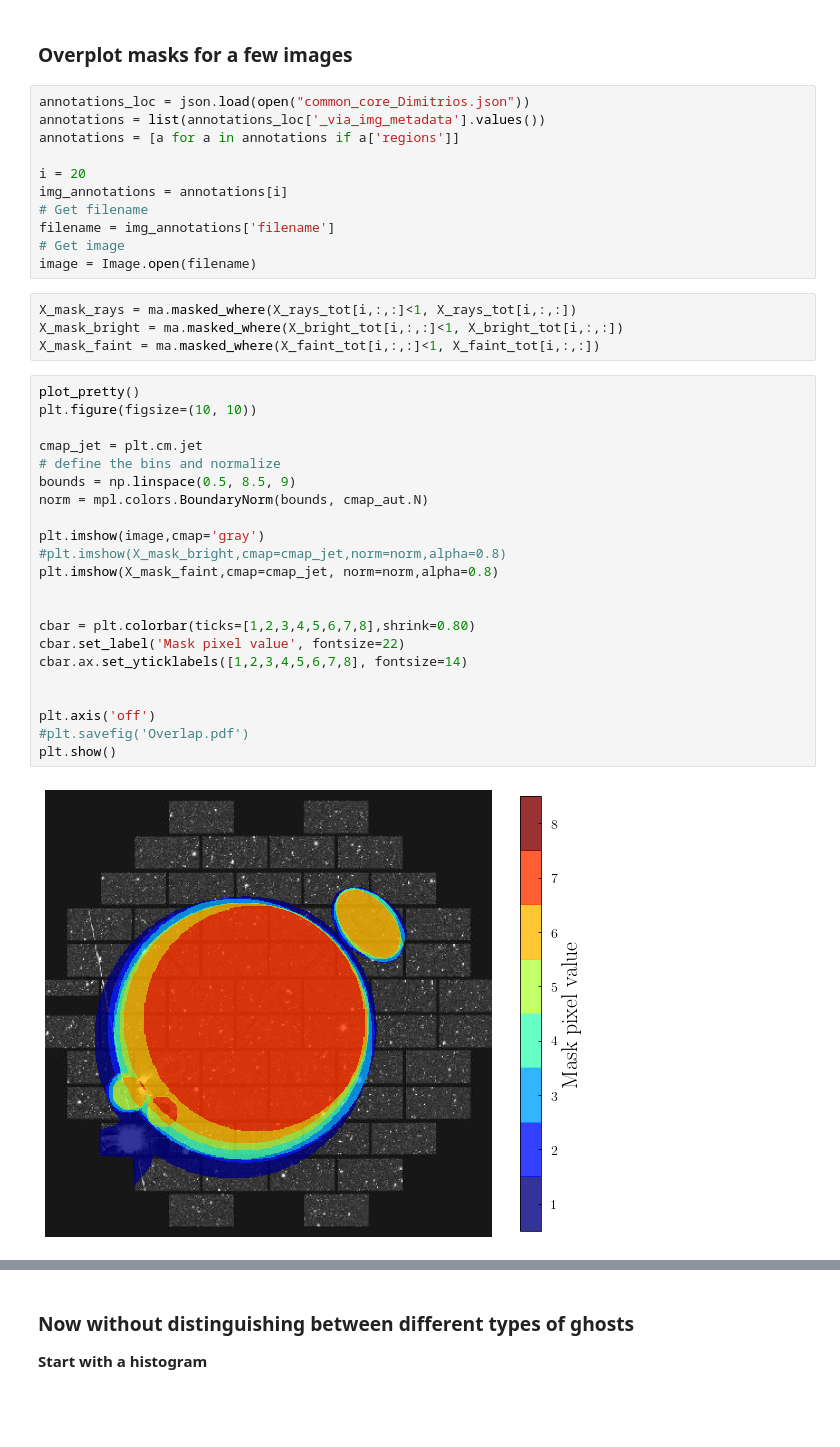
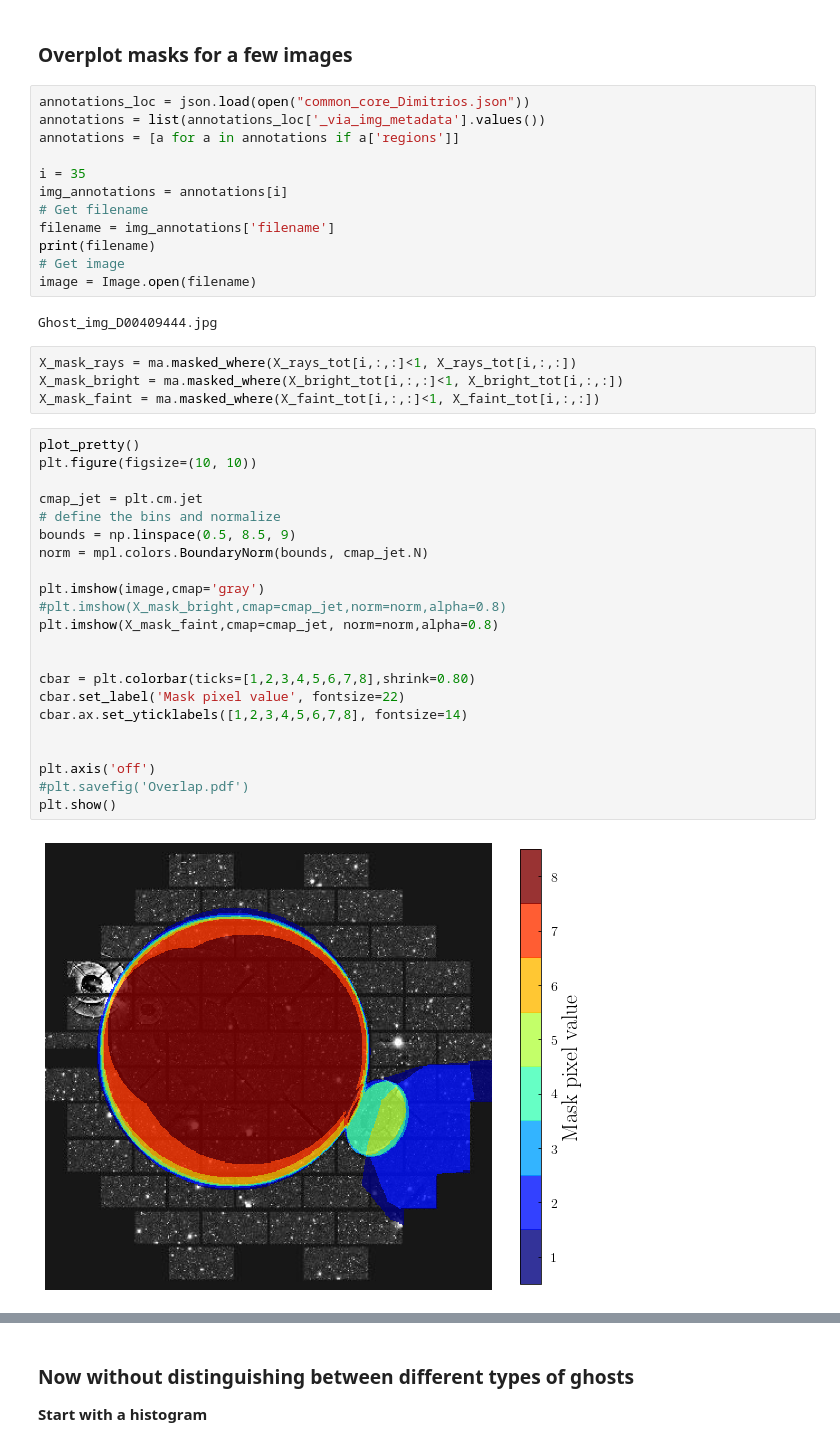
Before and after one commit to dtanoglidis/DeepGhostBusters, a Jupyter notebook: Annotators_Comparison.ipynb, the cells around one changed output, grey strips where cells are left out. Cells and saved outputs as stored; diff of their text form; blank space fills up the shorter version.

```diff
--- a/Annotators_Comparison.ipynb
+++ b/Annotators_Comparison.ipynb
@@ -252,12 +261,15 @@ annotations_loc = json.load(open("common_core_Dimitrios.json"))
 annotations = list(annotations_loc['_via_img_metadata'].values())
 annotations = [a for a in annotations if a['regions']]
 
-i = 20
+i = 35
 img_annotations = annotations[i]
 # Get filename
 filename = img_annotations['filename']
+print(filename)
 # Get image
 image = Image.open(filename)
+# %% [output]
+Ghost_img_D00409444.jpg
 # %%
 X_mask_rays = ma.masked_where(X_rays_tot[i,:,:]<1, X_rays_tot[i,:,:])
 X_mask_bright = ma.masked_where(X_bright_tot[i,:,:]<1, X_bright_tot[i,:,:])
@@ -265,27 +277,27 @@ X_mask_faint = ma.masked_where(X_faint_tot[i,:,:]<1, X_faint_tot[i,:,:])
 # %%
 plot_pretty()
 plt.figure(figsize=(10, 10))
 
 cmap_jet = plt.cm.jet
 # define the bins and normalize
 bounds = np.linspace(0.5, 8.5, 9)
-norm = mpl.colors.BoundaryNorm(bounds, cmap_aut.N)
+norm = mpl.colors.BoundaryNorm(bounds, cmap_jet.N)
 
 plt.imshow(image,cmap='gray')
 #plt.imshow(X_mask_bright,cmap=cmap_jet,norm=norm,alpha=0.8)
 plt.imshow(X_mask_faint,cmap=cmap_jet, norm=norm,alpha=0.8)
 
 
 cbar = plt.colorbar(ticks=[1,2,3,4,5,6,7,8],shrink=0.80)
 cbar.set_label('Mask pixel value', fontsize=22)
 cbar.ax.set_yticklabels([1,2,3,4,5,6,7,8], fontsize=14)
 
 
 plt.axis('off')
 #plt.savefig('Overlap.pdf')
 plt.show()
 # %% [output]
-[figure, old version]
+[figure, new version]
 # %%
 plt.figure(figsize=(10, 10))
 
```
Also changed, not shown: parts of 10 cells of this notebook.
